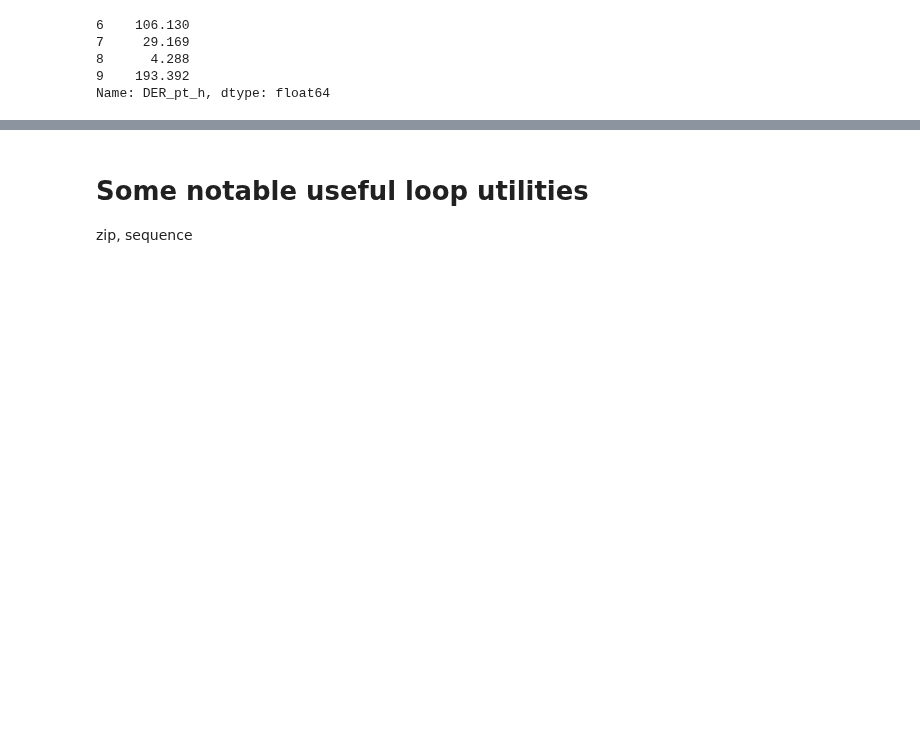
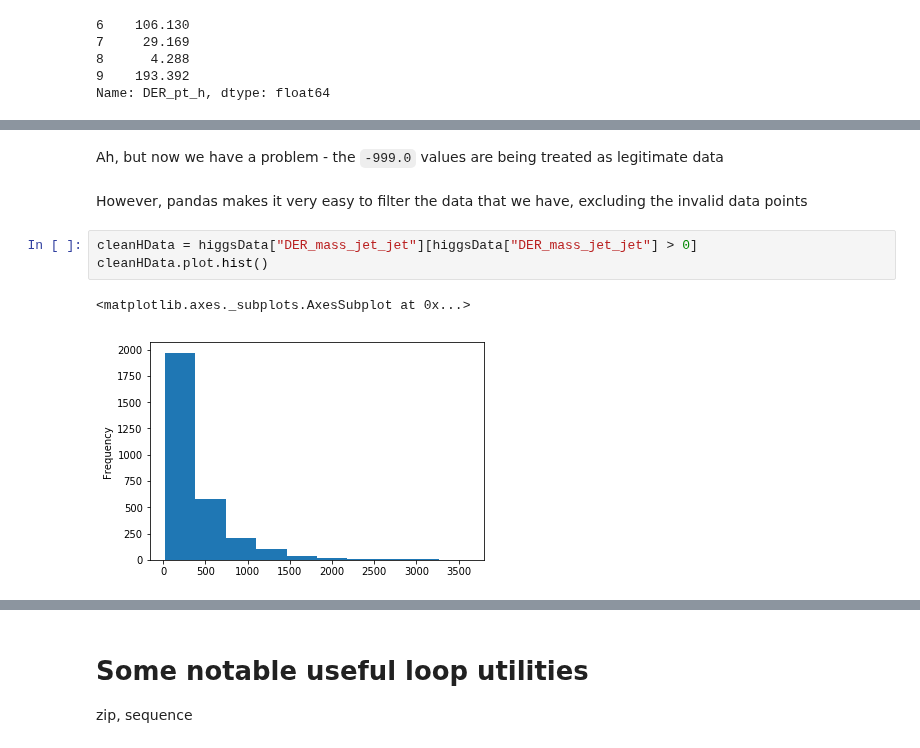
Before and after one commit to graeme-a-stewart/python-introduction, a Jupyter notebook: presentation-insights.ipynb, the cells around one changed output, grey strips where cells are left out. Drawn from its saved outputs; the diff is of its cells as text; blank space fills up the shorter version.

```diff
--- a/presentation-insights.ipynb
+++ b/presentation-insights.ipynb
@@ -1289,0 +1330,10 @@ Name: DER_pt_h, dtype: float64
+# %% [markdown]
+Ah, but now we have a problem - the `-999.0` values are being treated as legitimate data
+# %% [markdown]
+However, pandas makes it very easy to filter the data that we have, excluding the invalid data points
+# %%
+cleanHData = higgsData["DER_mass_jet_jet"][higgsData["DER_mass_jet_jet"] > 0]
+cleanHData.plot.hist()
+# %% [output]
+<matplotlib.axes._subplots.AxesSubplot at 0x...>
+[figure, added]
```
Also changed, not shown: parts of 15 cells of this notebook.
